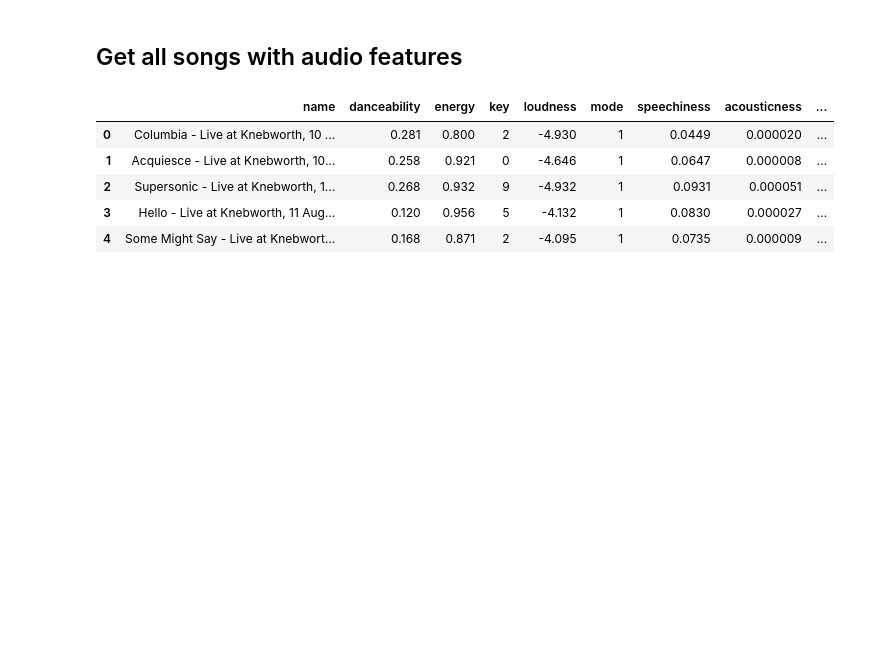
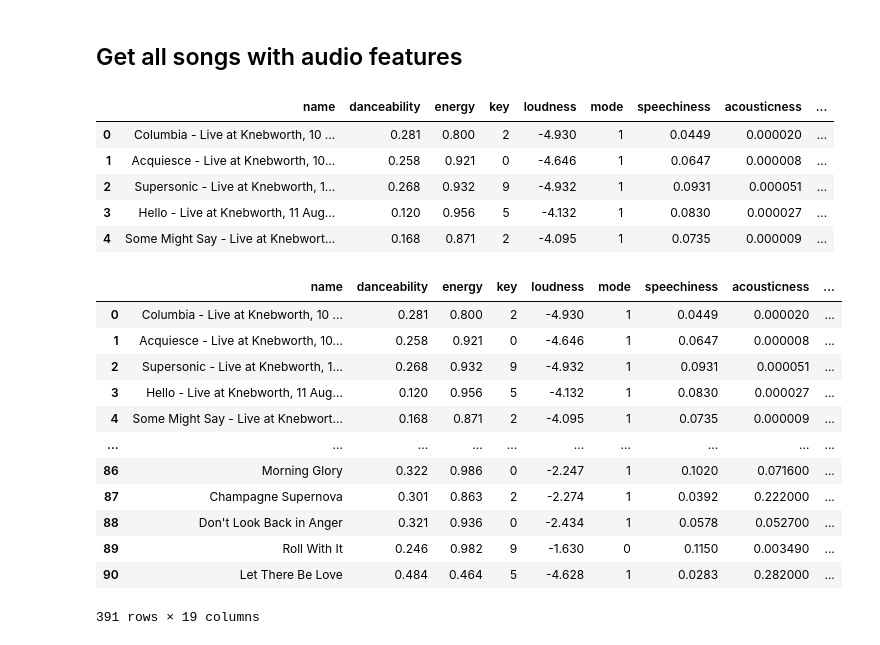
Before and after one commit to ShunOyama/Spotify_API, a Jupyter notebook: src/notebook/spotify_api_test.ipynb, the cells around one changed output. Saved outputs shown, nothing was run; the diff lists cells and outputs as text; code cells hidden in the pictures; blank space fills up the shorter version.

```diff
--- a/src/notebook/spotify_api_test.ipynb
+++ b/src/notebook/spotify_api_test.ipynb
@@ -184,3 +184,19 @@ all_song_feature_df.head()
 | 2 | Supersonic - Live at Knebworth, 1... | 0.268 | 0.932 | 9 | -4.932 | 1 | 0.0931 | 0.000051 | ... |
 | 3 | Hello - Live at Knebworth, 11 Aug... | 0.120 | 0.956 | 5 | -4.132 | 1 | 0.0830 | 0.000027 | ... |
 | 4 | Some Might Say - Live at Knebwort... | 0.168 | 0.871 | 2 | -4.095 | 1 | 0.0735 | 0.000009 | ... |
+# %%
+all_song_feature_df
+# %% [output]
+|  | name | danceability | energy | key | loudness | mode | speechiness | acousticness | ... |
+| 0 | Columbia - Live at Knebworth, 10 ... | 0.281 | 0.800 | 2 | -4.930 | 1 | 0.0449 | 0.000020 | ... |
+| 1 | Acquiesce - Live at Knebworth, 10... | 0.258 | 0.921 | 0 | -4.646 | 1 | 0.0647 | 0.000008 | ... |
+| 2 | Supersonic - Live at Knebworth, 1... | 0.268 | 0.932 | 9 | -4.932 | 1 | 0.0931 | 0.000051 | ... |
+| 3 | Hello - Live at Knebworth, 11 Aug... | 0.120 | 0.956 | 5 | -4.132 | 1 | 0.0830 | 0.000027 | ... |
+| 4 | Some Might Say - Live at Knebwort... | 0.168 | 0.871 | 2 | -4.095 | 1 | 0.0735 | 0.000009 | ... |
+| ... | ... | ... | ... | ... | ... | ... | ... | ... | ... |
+| 86 | Morning Glory | 0.322 | 0.986 | 0 | -2.247 | 1 | 0.1020 | 0.071600 | ... |
+| 87 | Champagne Supernova | 0.301 | 0.863 | 2 | -2.274 | 1 | 0.0392 | 0.222000 | ... |
+| 88 | Don't Look Back in Anger | 0.321 | 0.936 | 0 | -2.434 | 1 | 0.0578 | 0.052700 | ... |
+| 89 | Roll With It | 0.246 | 0.982 | 9 | -1.630 | 0 | 0.1150 | 0.003490 | ... |
+| 90 | Let There Be Love | 0.484 | 0.464 | 5 | -4.628 | 1 | 0.0283 | 0.282000 | ... |
+391 rows × 19 columns
```
Also changed, not shown: parts of 7 cells of this notebook, 2 other files.
